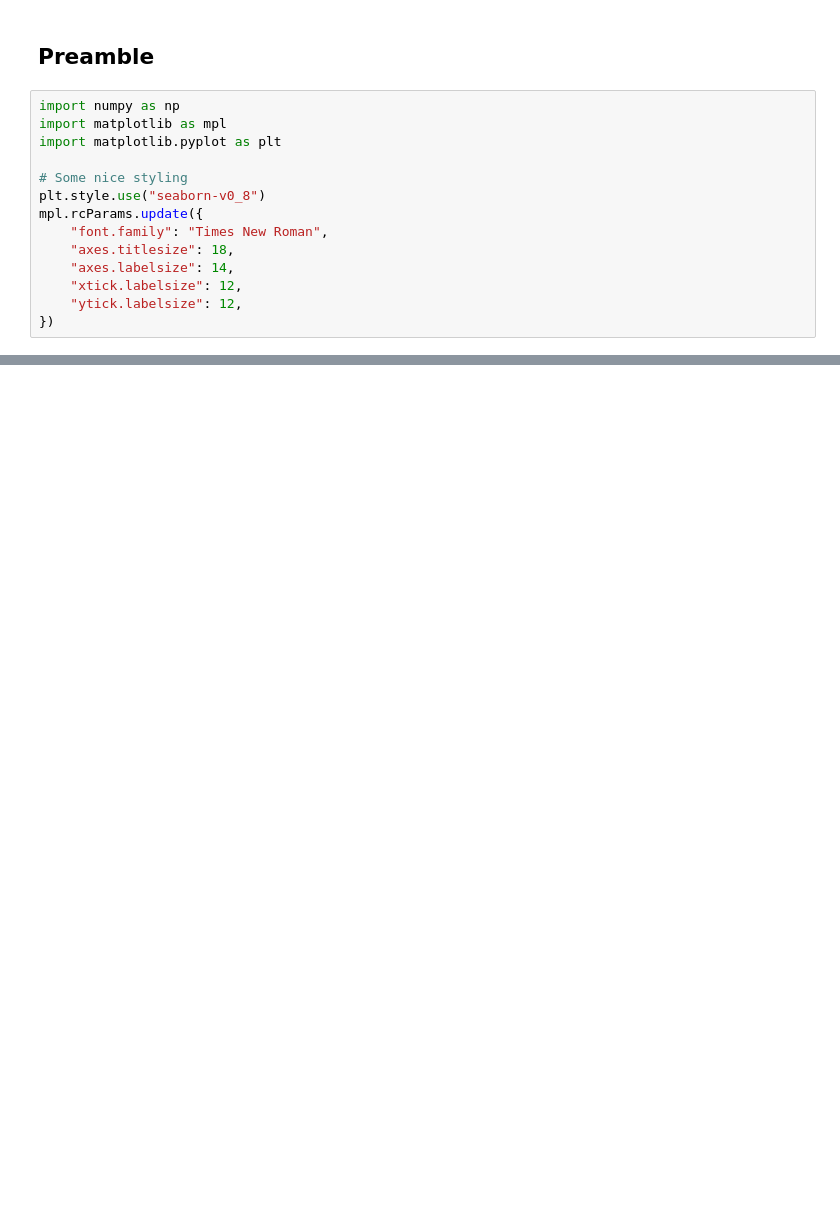
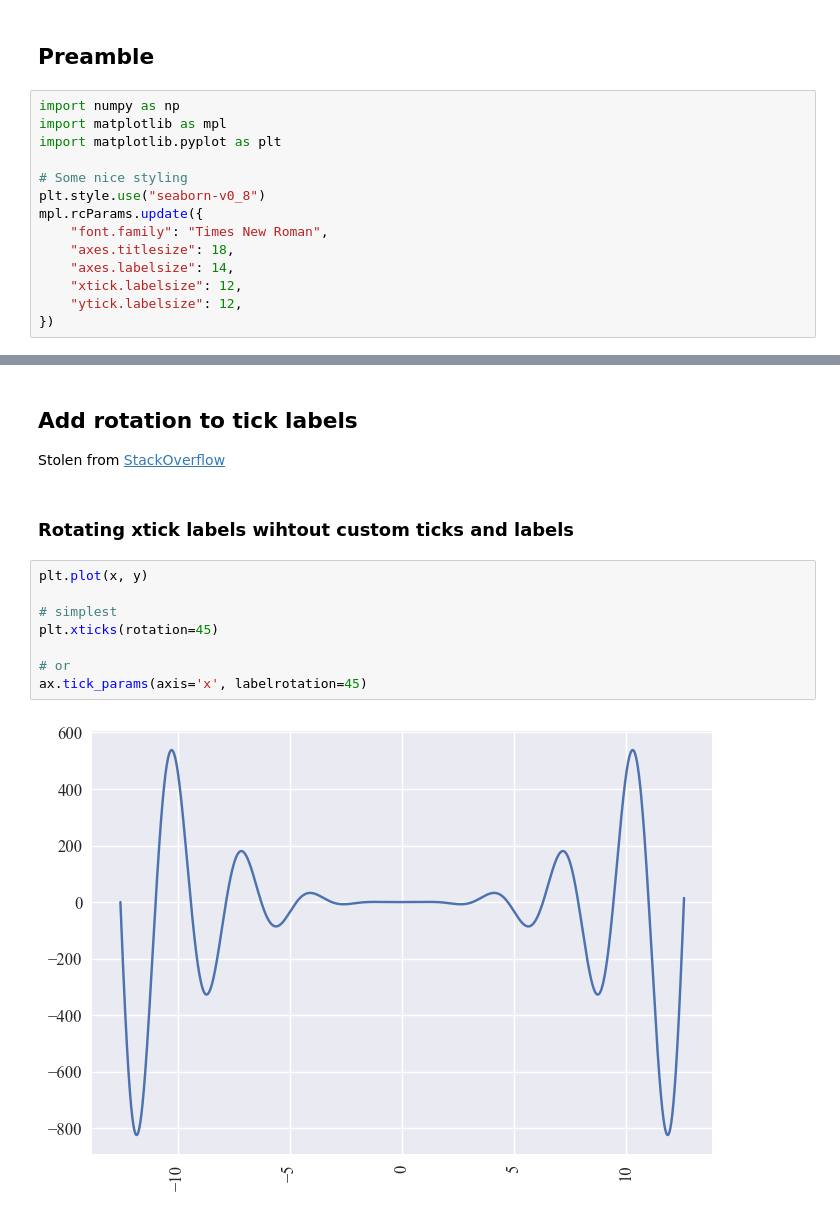
Before and after one commit to s-shifat/code-snippets, a Jupyter notebook: docs/python/plotting/notebooks/most_frequent_mpl_snippets.ipynb, the cells around one changed output, grey strips where cells are left out. Saved outputs shown, nothing was run; the diff lists cells and outputs as text; blank space fills up the shorter version.

```diff
--- a/docs/python/plotting/notebooks/most_frequent_mpl_snippets.ipynb
+++ b/docs/python/plotting/notebooks/most_frequent_mpl_snippets.ipynb
@@ -52,0 +65,16 @@ plt.show()
+# %% [markdown]
+## Add rotation to tick labels
+
+Stolen from [StackOverflow](https://stackoverflow.com/q/10998621)
+# %% [markdown]
+### Rotating xtick labels wihtout custom ticks and labels
+# %%
+plt.plot(x, y)
+
+# simplest
+plt.xticks(rotation=45)
+
+# or
+ax.tick_params(axis='x', labelrotation=45)
+# %% [output]
+[figure, added]
```
Also changed, not shown: parts of 6 cells of this notebook, 1 other file.
